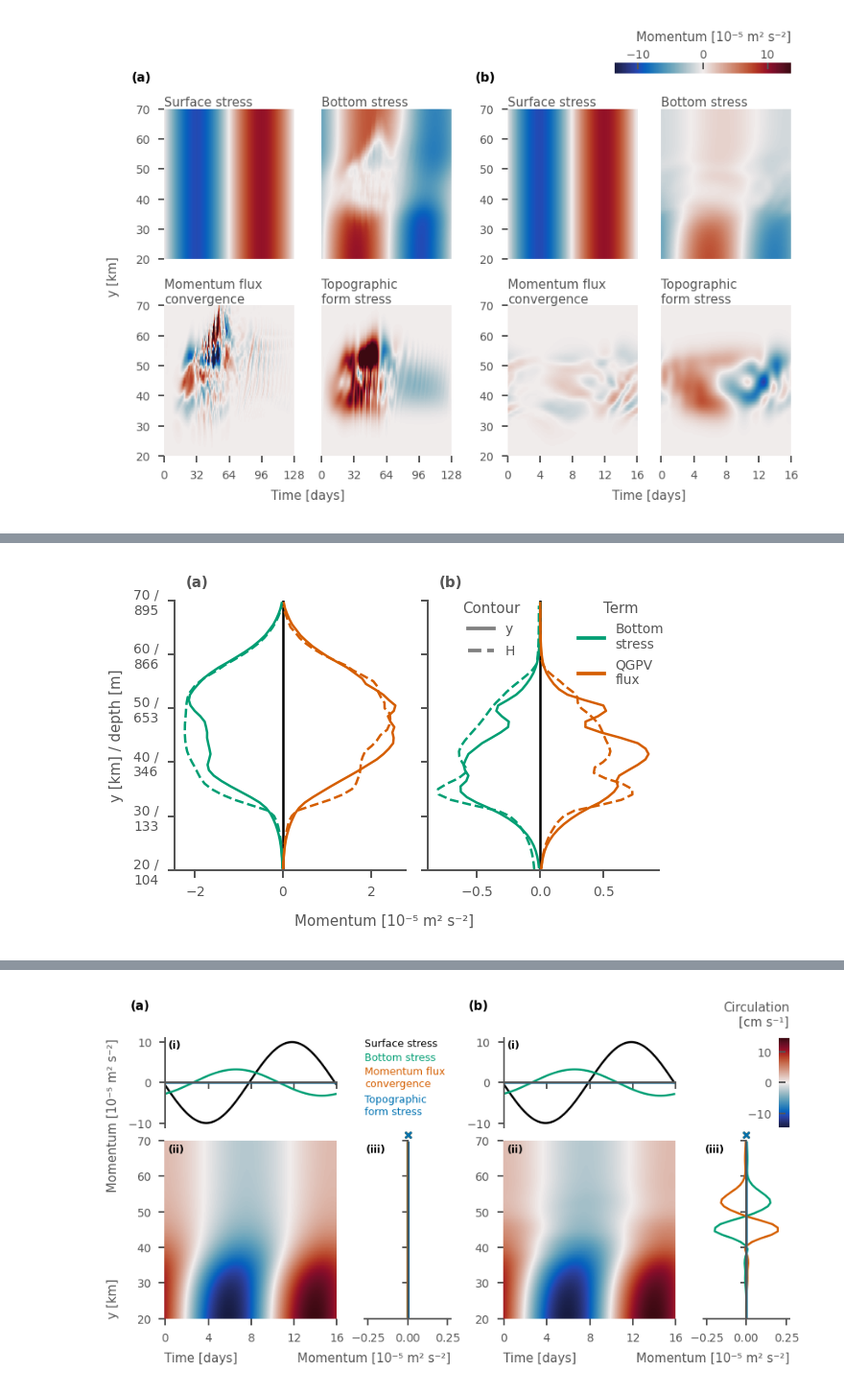
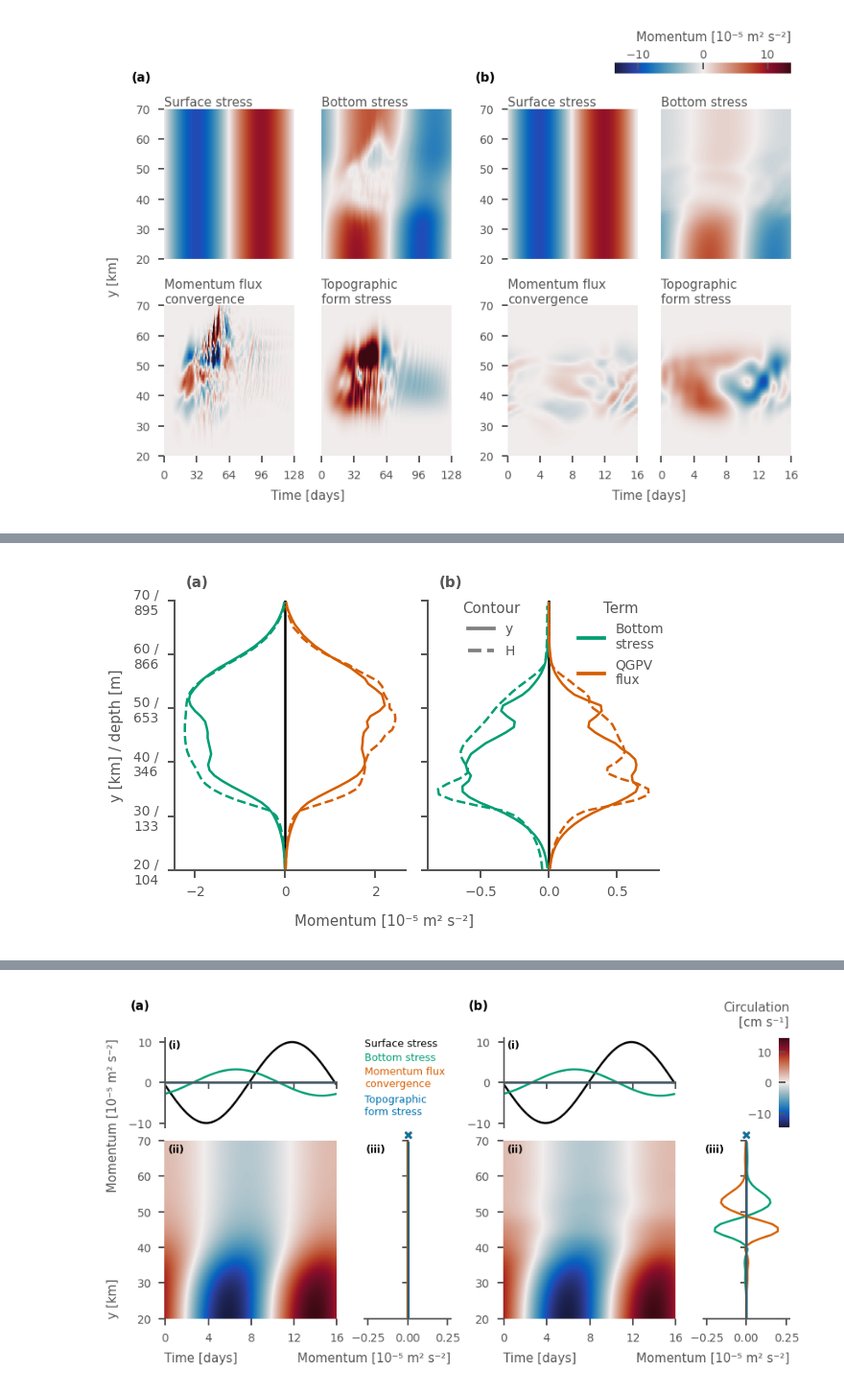
Before and after one commit to alpsjur/temporal-topo-flow, a Jupyter notebook: notebooks/make_figures.ipynb, the cells around one changed output, grey strips where cells are left out. Shown at 96% size. Saved outputs shown, nothing was run; the diff lists cells and outputs as text; code cells hidden in the pictures.

```diff
--- a/notebooks/make_figures.ipynb
+++ b/notebooks/make_figures.ipynb
@@ -422,5 +445,5 @@ fig.savefig(figpath+"scatterplots.pdf")
 # %%
-# time series
+
 fig, [axt,axb] = create_figure("double", nrows=2,
                                sharex =True
                                )
@@ -439,6 +462,8 @@ fig.supylabel('Circulation [cm s⁻¹]',
 
 axt.set_yticks([-15, -5, 5, 15])
 axb.set_yticks([-4, -2, 2, 4])
+axb.set_xticks(np.arange(0, 129, 16))
+axb.set_xlim([0, 128])
 
 # Shift x-axis tick labels downward
 for label in axb.get_xticklabels():
@@ -1200,8 +1243,8 @@ def _plot_case(case, term, color):
     Y, YH = case["Y"], case["YH"]
 
     if term == "sum":
-        yterm = dsY["QGPVF"]
-        #yterm = dsY["TFS"] + dsY["MFC"]
+        #yterm = dsY["QGPVF"]
+        yterm = dsY["TFS"] + dsY["MFC"]
         hterm = dsH["RVF"]
     else:
         yterm = dsY[term]
@@ -1219,31 +1262,31 @@ for i, term in enumerate(("BS", "sum")):
 axd["long"].text(0.05, 1.05, "(a)", transform=axd["long"].transAxes,fontweight='bold')
 axd["short"].text(0.05, 1.05,"(b)", transform=axd["short"].transAxes, fontweight='bold')
 
 
 # --- Legends ---
 # Color legend (terms)
 term_handles = [
     Line2D([0], [0], color=colorwheel[1], lw=1.5, label="Bottom\nstress"),
     Line2D([0], [0], color=colorwheel[2], lw=1.5, label="QGPV\nflux"),
 ]
 
 # Line-style legend (diagnostic framework; grey only)
 framework_handles = [
     Line2D([0], [0], color="grey", lw=1.5, ls="-",  label=r"$y$"),
     Line2D([0], [0], color="grey", lw=1.5, ls="--", label=r"$H$"),
 ]
 
 ax0 = axd["short"]  # anchor both legends to left panel
 
 leg_terms = ax0.legend(
     handles=term_handles, title="Term",
     frameon=False, loc="upper left", bbox_to_anchor=(0.6, 1.04)
 )
 leg_framework = ax0.legend(
     handles=framework_handles, title="Contour",
     frameon=False, loc="upper left", bbox_to_anchor=(0.1, 1.04)
 )
 ax0.add_artist(leg_terms)
 fig.savefig(figpath + "PVflux.pdf")
 # %% [output]
-[figure, old version]
+[figure, new version]
```
Also changed, not shown: parts of 19 cells of this notebook.
